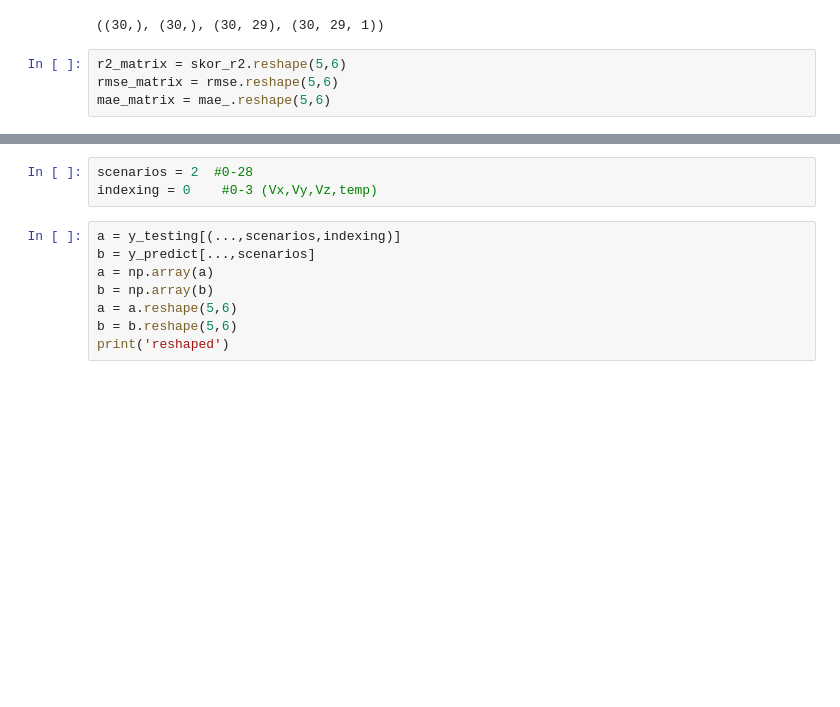
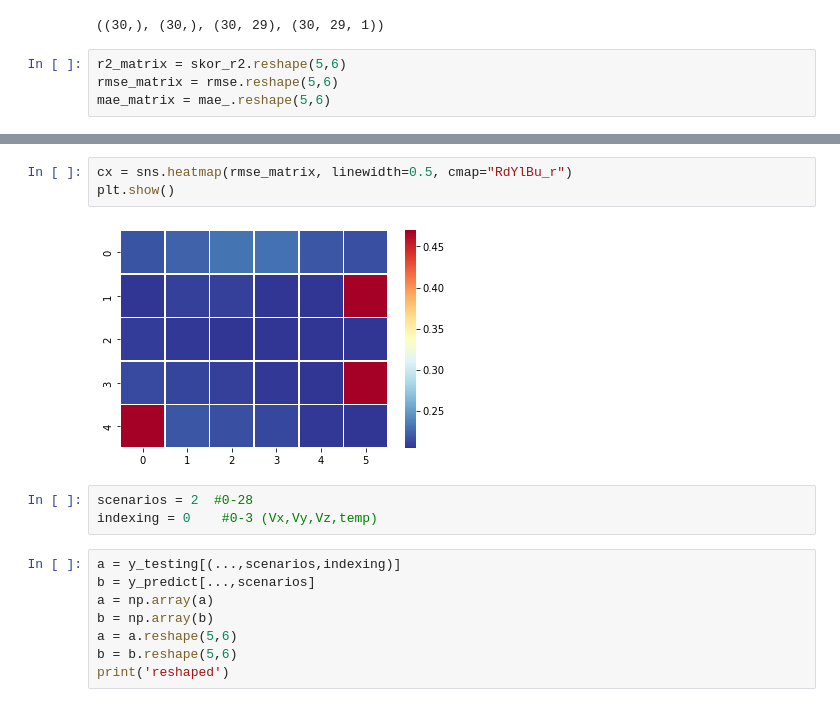
Before and after one commit to yfhkucing/experiment_bms, a Jupyter notebook: model_temp_30.ipynb, the cells around one changed output, grey strips where cells are left out. Cells and saved outputs as stored; diff of their text form; blank space fills up the shorter version.

```diff
--- a/model_temp_30.ipynb
+++ b/model_temp_30.ipynb
@@ -133,3 +132,8 @@ plt.show()
+# %%
+cx = sns.heatmap(rmse_matrix, linewidth=0.5, cmap="RdYlBu_r")
+plt.show()
+# %% [output]
+[figure, added]
 # %%
 scenarios = 2  #0-28
 indexing = 0    #0-3 (Vx,Vy,Vz,temp)
```
Also changed, not shown: parts of 7 cells of this notebook.
